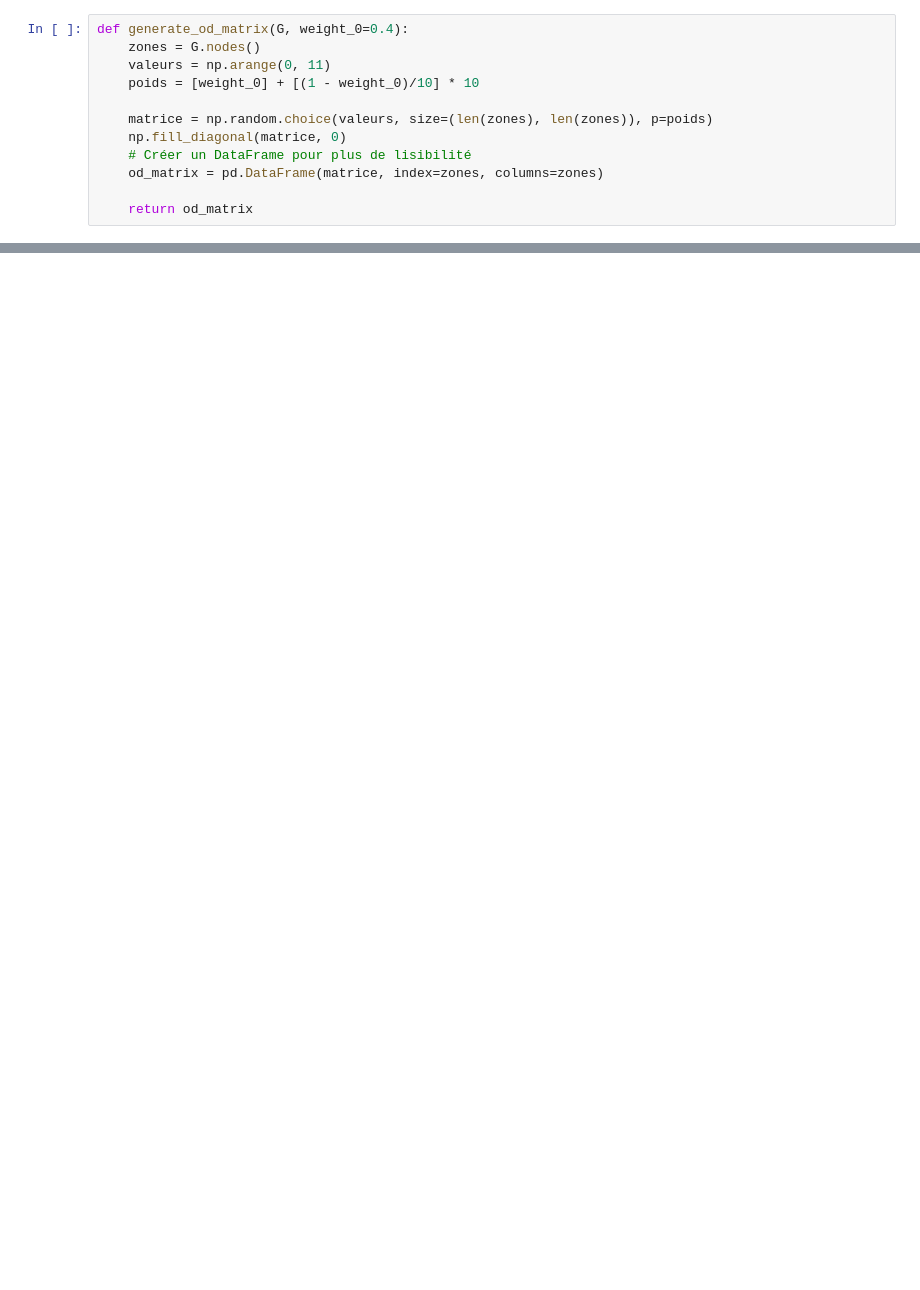
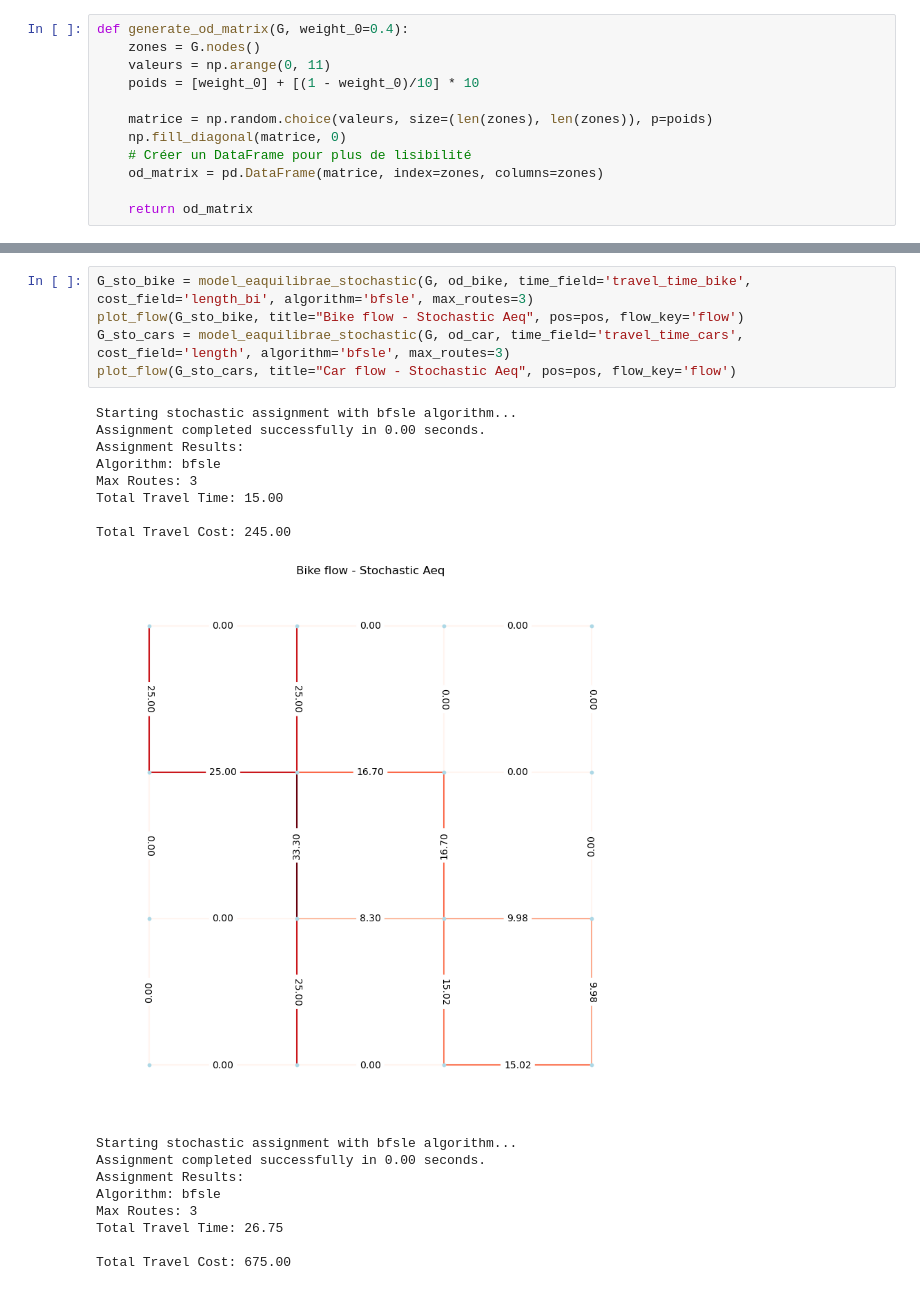
Before and after one commit to tim-lemm/code_these, a Jupyter notebook: notebooks/bike_model.ipynb, the cells around one changed output, grey strips where cells are left out. Drawn from its saved outputs; the diff is of its cells as text; blank space fills up the shorter version.

```diff
--- a/notebooks/bike_model.ipynb
+++ b/notebooks/bike_model.ipynb
@@ -301,0 +276,23 @@ plot_flow(G_2, "Stochastic Aequilibrae model - simple OD matrix", pos=pos)
+# %%
+G_sto_bike = model_eaquilibrae_stochastic(G, od_bike, time_field='travel_time_bike', cost_field='length_bi', algorithm='bfsle', max_routes=3)
+plot_flow(G_sto_bike, title="Bike flow - Stochastic Aeq", pos=pos, flow_key='flow')
+G_sto_cars = model_eaquilibrae_stochastic(G, od_car, time_field='travel_time_cars', cost_field='length', algorithm='bfsle', max_routes=3)
+plot_flow(G_sto_cars, title="Car flow - Stochastic Aeq", pos=pos, flow_key='flow')
+# %% [output]
+Starting stochastic assignment with bfsle algorithm...
+Assignment completed successfully in 0.00 seconds.
+Assignment Results:
+Algorithm: bfsle
+Max Routes: 3
+Total Travel Time: 15.00
+
+Total Travel Cost: 245.00
+[figure, added]
+Starting stochastic assignment with bfsle algorithm...
+Assignment completed successfully in 0.00 seconds.
+Assignment Results:
+Algorithm: bfsle
+Max Routes: 3
+Total Travel Time: 26.75
+
+Total Travel Cost: 675.00
```
Also changed, not shown: parts of 27 cells of this notebook, 1 other file.
